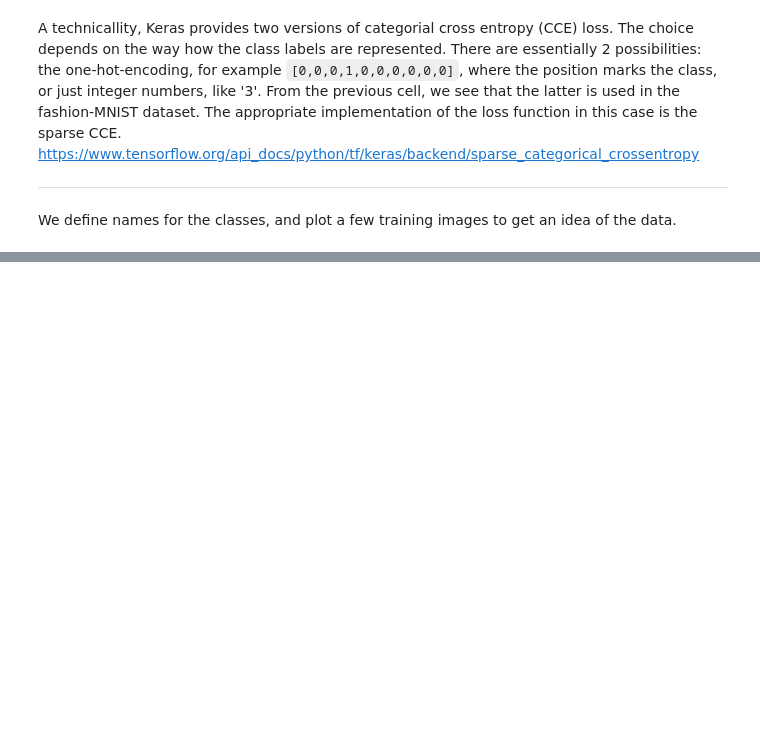
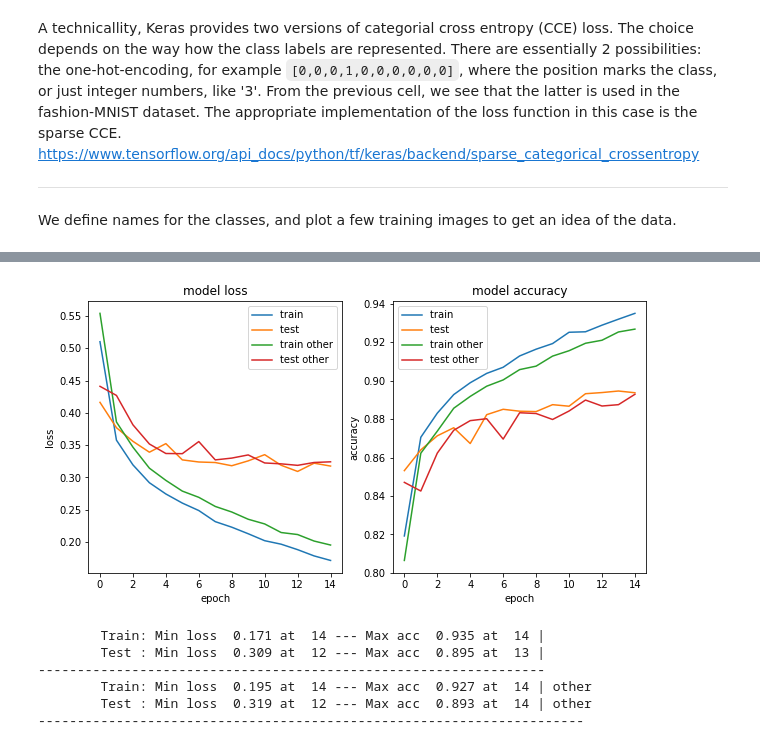
Before and after one commit to dkgithub/wuhan_DL_labs, a Jupyter notebook: Intro_DL_with_Keras_2.ipynb, the cells around one changed output, grey strips where cells are left out. Saved outputs shown, nothing was run; the diff lists cells and outputs as text; code cells hidden in the pictures; blank space fills up the shorter version.

```diff
--- a/Intro_DL_with_Keras_2.ipynb
+++ b/Intro_DL_with_Keras_2.ipynb
@@ -347,0 +467,22 @@ incarnation: 13414798630152770932
+# %%
+from tensorflow.keras import models, layers, losses, optimizers, regularizers
+
+model2 = tf.keras.models.Sequential([
+  layers.Flatten(input_shape=(28, 28)),
+  layers.Dense(256, activation='relu'),
+#  layers.Dense(512, activation='relu',kernel_regularizer=regularizers.l2(0.0001)),
+#  layers.Dense(512, activation='relu'),
+#  layers.BatchNormalization(),
+#  layers.Dropout(rate=0.3),
+#-------
+layers.Dense(128, activation='relu'),
+#  layers.Dense(512, activation='relu'),
+  layers.Dense(10, activation='softmax')
+])
+model2.summary()
+
+model2.compile(optimizer='adam',
+              loss='sparse_categorical_crossentropy',
+              metrics=['acc'])
+
+histObj2 = model2.fit(x_train, y_train, validation_data=(x_test,y_test), batch_size=256, epochs=15)
@@ -347,0 +507,12 @@ incarnation: 13414798630152770932
+# %%
+histObj1.name=''
+histObj2.name='other'
+plotLerningCurves(histObj1,histObj2)
+# %% [output]
+[figure, added]
+        Train: Min loss  0.171 at  14 --- Max acc  0.935 at  14 |
+        Test : Min loss  0.309 at  12 --- Max acc  0.895 at  13 |
+-----------------------------------------------------------------
+        Train: Min loss  0.195 at  14 --- Max acc  0.927 at  14 | other
+        Test : Min loss  0.319 at  12 --- Max acc  0.893 at  14 | other
+----------------------------------------------------------------------
```
Also changed, not shown: parts of 41 cells of this notebook, 3 other files.
